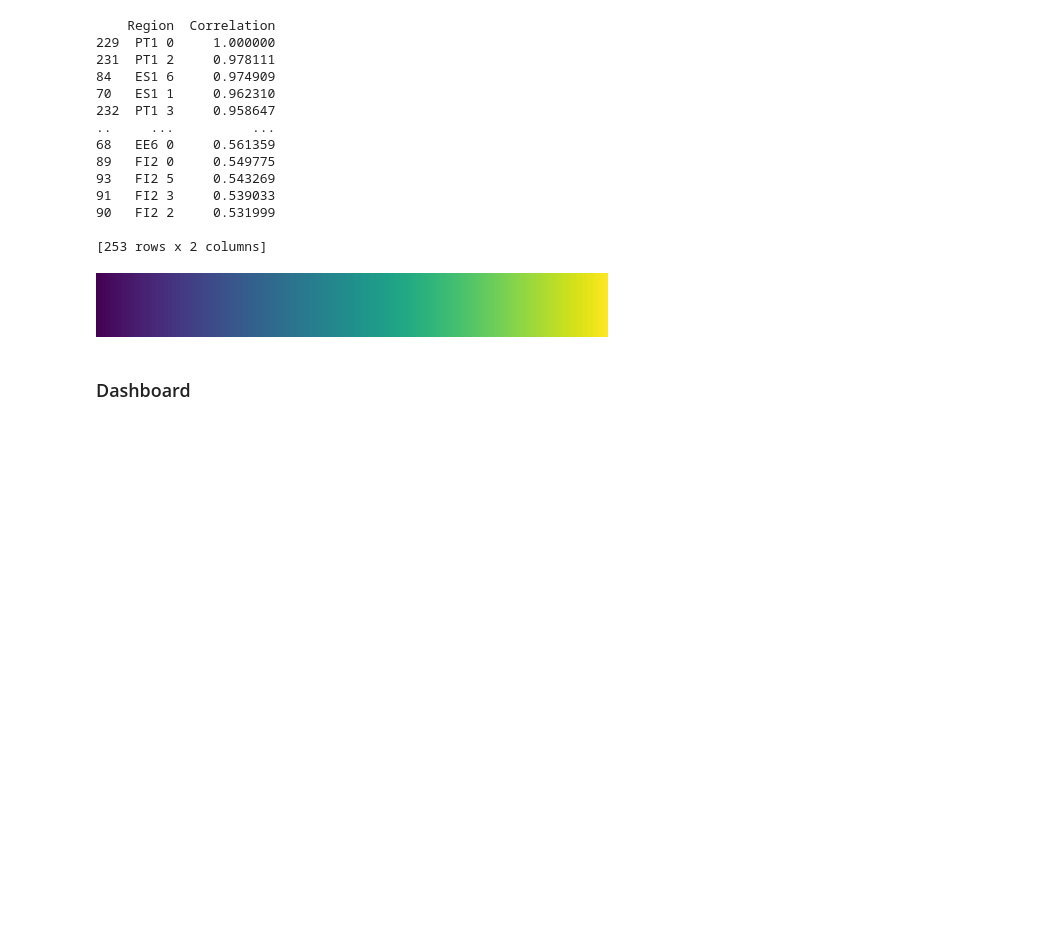
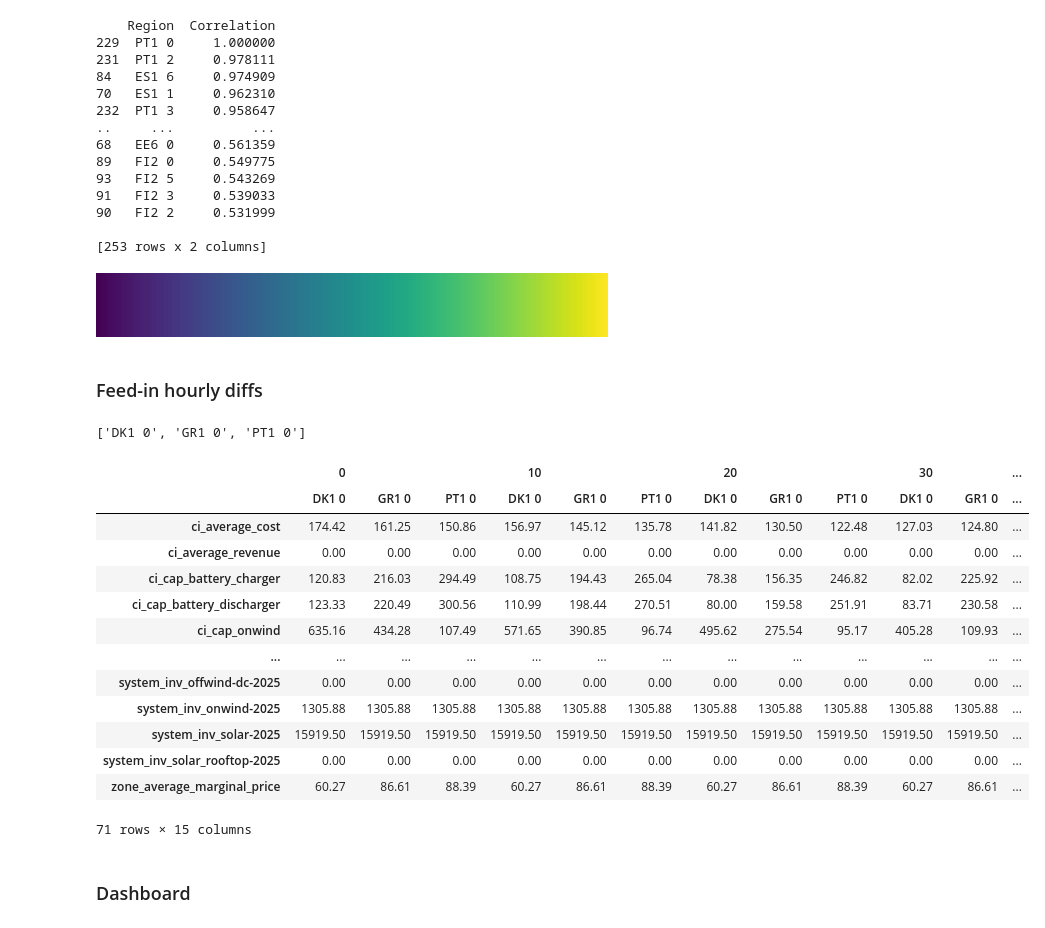
Before and after one commit to Irieo/space-time-optimization, a Jupyter notebook: scripts/dashboard_3.ipynb, the cells around one changed output. Drawn from its saved outputs; the diff is of its cells as text; code cells hidden in the pictures; blank space fills up the shorter version.

```diff
--- a/scripts/dashboard_3.ipynb
+++ b/scripts/dashboard_3.ipynb
@@ -808,3 +808,32 @@ def plot_heatmap_shifts(
     draw_heatmap(ax, days, value, scaling, colormap, min_val, max_val)
 
     ax.set_title(f"{location} - {shift_type} " + r"[MWh·h$^{-1}$]", fontsize=14, pad=3)
+# %% [markdown]
+### Feed-in hourly diffs
+# %%
+locations
+# %% [output]
+['DK1 0', 'GR1 0', 'PT1 0']
+# %%
+ts = (
+    n.generators_t.p_max_pu.filter(regex=f"{location0}|{location1}|{location2}")
+    .reset_index()
+    .rename(columns={"index": "snapshot"})
+    .assign(snapshot=lambda x: pd.to_datetime(x["snapshot"]))
+)
+df
+# %% [output]
+|  | 0 |  |  | 10 |  |  | 20 |  |  | 30 |  | ... |
+|  | DK1 0 | GR1 0 | PT1 0 | DK1 0 | GR1 0 | PT1 0 | DK1 0 | GR1 0 | PT1 0 | DK1 0 | GR1 0 | ... |
+| ci_average_cost | 174.42 | 161.25 | 150.86 | 156.97 | 145.12 | 135.78 | 141.82 | 130.50 | 122.48 | 127.03 | 124.80 | ... |
+| ci_average_revenue | 0.00 | 0.00 | 0.00 | 0.00 | 0.00 | 0.00 | 0.00 | 0.00 | 0.00 | 0.00 | 0.00 | ... |
+| ci_cap_battery_charger | 120.83 | 216.03 | 294.49 | 108.75 | 194.43 | 265.04 | 78.38 | 156.35 | 246.82 | 82.02 | 225.92 | ... |
+| ci_cap_battery_discharger | 123.33 | 220.49 | 300.56 | 110.99 | 198.44 | 270.51 | 80.00 | 159.58 | 251.91 | 83.71 | 230.58 | ... |
+| ci_cap_onwind | 635.16 | 434.28 | 107.49 | 571.65 | 390.85 | 96.74 | 495.62 | 275.54 | 95.17 | 405.28 | 109.93 | ... |
+| ... | ... | ... | ... | ... | ... | ... | ... | ... | ... | ... | ... | ... |
+| system_inv_offwind-dc-2025 | 0.00 | 0.00 | 0.00 | 0.00 | 0.00 | 0.00 | 0.00 | 0.00 | 0.00 | 0.00 | 0.00 | ... |
+| system_inv_onwind-2025 | 1305.88 | 1305.88 | 1305.88 | 1305.88 | 1305.88 | 1305.88 | 1305.88 | 1305.88 | 1305.88 | 1305.88 | 1305.88 | ... |
+| system_inv_solar-2025 | 15919.50 | 15919.50 | 15919.50 | 15919.50 | 15919.50 | 15919.50 | 15919.50 | 15919.50 | 15919.50 | 15919.50 | 15919.50 | ... |
+| system_inv_solar_rooftop-2025 | 0.00 | 0.00 | 0.00 | 0.00 | 0.00 | 0.00 | 0.00 | 0.00 | 0.00 | 0.00 | 0.00 | ... |
+| zone_average_marginal_price | 60.27 | 86.61 | 88.39 | 60.27 | 86.61 | 88.39 | 60.27 | 86.61 | 88.39 | 60.27 | 86.61 | ... |
+71 rows × 15 columns
```
Also changed, not shown: parts of 3 cells of this notebook, 1 other file.
